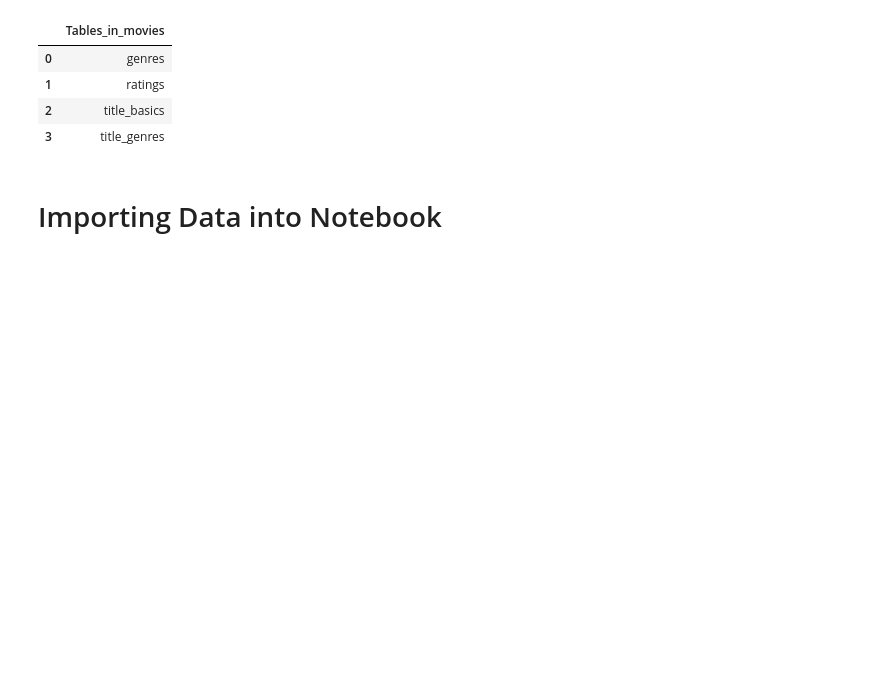
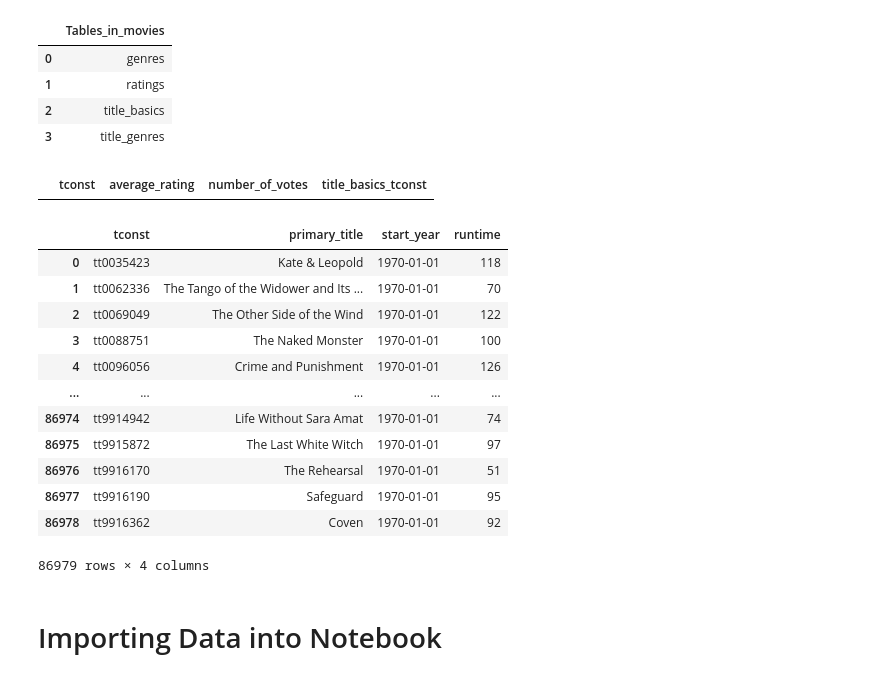
Before and after one commit to lrnrdr/Lori-pt-data-enrichment, a Jupyter notebook: Part_2.ipynb, the cells around one changed output. Drawn from its saved outputs; the diff is of its cells as text; code cells hidden in the pictures; blank space fills up the shorter version.

```diff
--- a/Part_2.ipynb
+++ b/Part_2.ipynb
@@ -39,6 +39,28 @@ pd.read_sql(q, conn)
 | 1 | ratings |
 | 2 | title_basics |
 | 3 | title_genres |
+# %%
+q= '''SELECT * FROM ratings'''
+pd.read_sql(q, engine)
+# %% [output]
+|  | tconst | average_rating | number_of_votes | title_basics_tconst |
+# %%
+q= '''SELECT * FROM title_basics'''
+pd.read_sql(q, engine)
+# %% [output]
+|  | tconst | primary_title | start_year | runtime |
+| 0 | tt0035423 | Kate & Leopold | 1970-01-01 | 118 |
+| 1 | tt0062336 | The Tango of the Widower and Its ... | 1970-01-01 | 70 |
+| 2 | tt0069049 | The Other Side of the Wind | 1970-01-01 | 122 |
+| 3 | tt0088751 | The Naked Monster | 1970-01-01 | 100 |
+| 4 | tt0096056 | Crime and Punishment | 1970-01-01 | 126 |
+| ... | ... | ... | ... | ... |
+| 86974 | tt9914942 | Life Without Sara Amat | 1970-01-01 | 74 |
+| 86975 | tt9915872 | The Last White Witch | 1970-01-01 | 97 |
+| 86976 | tt9916170 | The Rehearsal | 1970-01-01 | 51 |
+| 86977 | tt9916190 | Safeguard | 1970-01-01 | 95 |
+| 86978 | tt9916362 | Coven | 1970-01-01 | 92 |
+86979 rows × 4 columns
 # %% [markdown]
 # Importing Data into Notebook
 # %%
```
Also changed, not shown: parts of 30 cells of this notebook, 3 other files.
